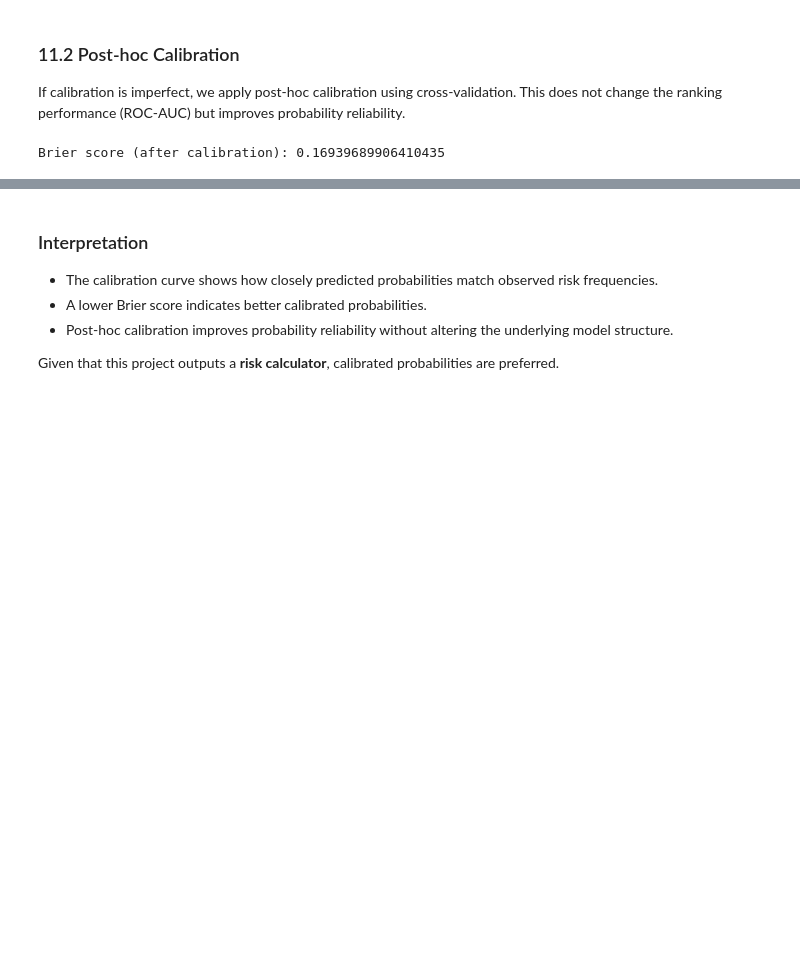
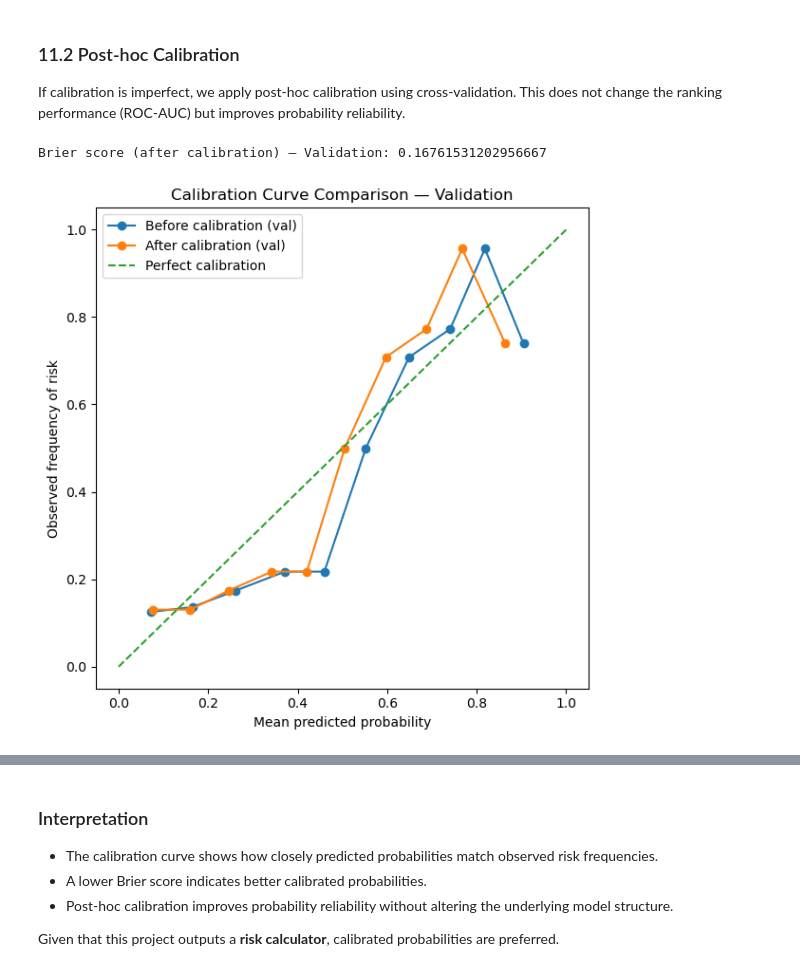
Before and after one commit to Martukigl/wine-analysis-project, a Jupyter notebook: notebooks/04_risk_modeling.ipynb, the cells around one changed output, grey strips where cells are left out. Saved outputs shown, nothing was run; the diff lists cells and outputs as text; code cells hidden in the pictures; blank space fills up the shorter version.

```diff
--- a/notebooks/04_risk_modeling.ipynb
+++ b/notebooks/04_risk_modeling.ipynb
@@ -162,16 +162,29 @@ feature_cols = [
     "alcohol"
 ]
 
+from sklearn.model_selection import train_test_split
+
+# Target
+y = wine_quality["risk"]
 X = wine_quality[feature_cols]
-y = wine_quality["risk"]
 
-X_train, X_test, y_train, y_test = train_test_split(
+# 1) Keep test as final holdout
+X_train_full, X_test, y_train_full, y_test = train_test_split(
     X, y,
-    test_size=0.2,
+    test_size=0.20,
     random_state=42,
     stratify=y
 )
 
+# 2) Create validation split from train only (for threshold tuning)
+X_train, X_val, y_train, y_val = train_test_split(
+    X_train_full, y_train_full,
+    test_size=0.25,          # 0.25 of 0.80 = 0.20
+    random_state=42,
+    stratify=y_train_full
+)
+
 print("Train risk rate:", y_train.mean())
+print("Val risk rate:", y_val.mean())
 print("Test risk rate:", y_test.mean())
 # %% [output]
@@ -563,18 +616,63 @@ Brier score (before calibration): 0.1704067575765155
 If calibration is imperfect, we apply post-hoc calibration using cross-validation.
 This does not change the ranking performance (ROC-AUC) but improves probability reliability.
 # %%
+from sklearn.calibration import CalibratedClassifierCV, calibration_curve
+from sklearn.metrics import brier_score_loss
+from pathlib import Path
+import matplotlib.pyplot as plt
+
+# Define output directory (project root / reports / figures)
+OUTPUT_DIR = Path("..") / "reports" / "figures"
+OUTPUT_DIR.mkdir(parents=True, exist_ok=True)
+
+# Fit calibrated model on TRAIN only (internal CV within TRAIN)
 calibrated_model = CalibratedClassifierCV(
     estimator=logreg_pipe,
     method="sigmoid",
     cv=5
 )
-
 calibrated_model.fit(X_train, y_train)
 
-y_prob_cal = calibrated_model.predict_proba(X_test)[:, 1]
+# Probabilities on VALIDATION (for calibration evaluation/decision)
+y_prob_cal_val = calibrated_model.predict_proba(X_val)[:, 1]
 
-brier_after = brier_score_loss(y_test, y_prob_cal)
+brier_after_val = brier_score_loss(y_val, y_prob_cal_val)
+print("Brier score (after calibration) — Validation:", brier_after_val)
 
-print("Brier score (after calibration):", brier_after)
+# Calibration curve on VALIDATION
+prob_true_cal_val, prob_pred_cal_val = calibration_curve(
+    y_val,
+    y_prob_cal_val,
+    n_bins=10,
+    strategy="quantile"
+)
+
+# "Before calibration" curve (also VALIDATION)
+prob_true_val, prob_pred_val = calibration_curve(
+    y_val,
+    y_prob_val,
+    n_bins=10,
+    strategy="quantile"
+)
+
+plt.figure(figsize=(6, 6))
+plt.plot(prob_pred_val, prob_true_val, marker="o", label="Before calibration (val)")
+plt.plot(prob_pred_cal_val, prob_true_cal_val, marker="o", label="After calibration (val)")
+plt.plot([0, 1], [0, 1], linestyle="--", label="Perfect calibration")
+plt.xlabel("Mean predicted probability")
+plt.ylabel("Observed frequency of risk")
+plt.title("Calibration Curve Comparison — Validation")
+plt.legend()
+plt.tight_layout()
+
+# Save figure
+plt.savefig(
+    OUTPUT_DIR / "calibration_curve_comparison_validation.png",
+    dpi=300,
+    bbox_inches="tight"
+)
+
+plt.show()
 # %% [output]
-Brier score (after calibration): 0.16939689906410435
+Brier score (after calibration) — Validation: 0.16761531202956667
+[figure, added]
```
Also changed, not shown: parts of 30 cells of this notebook, 1 other file.
